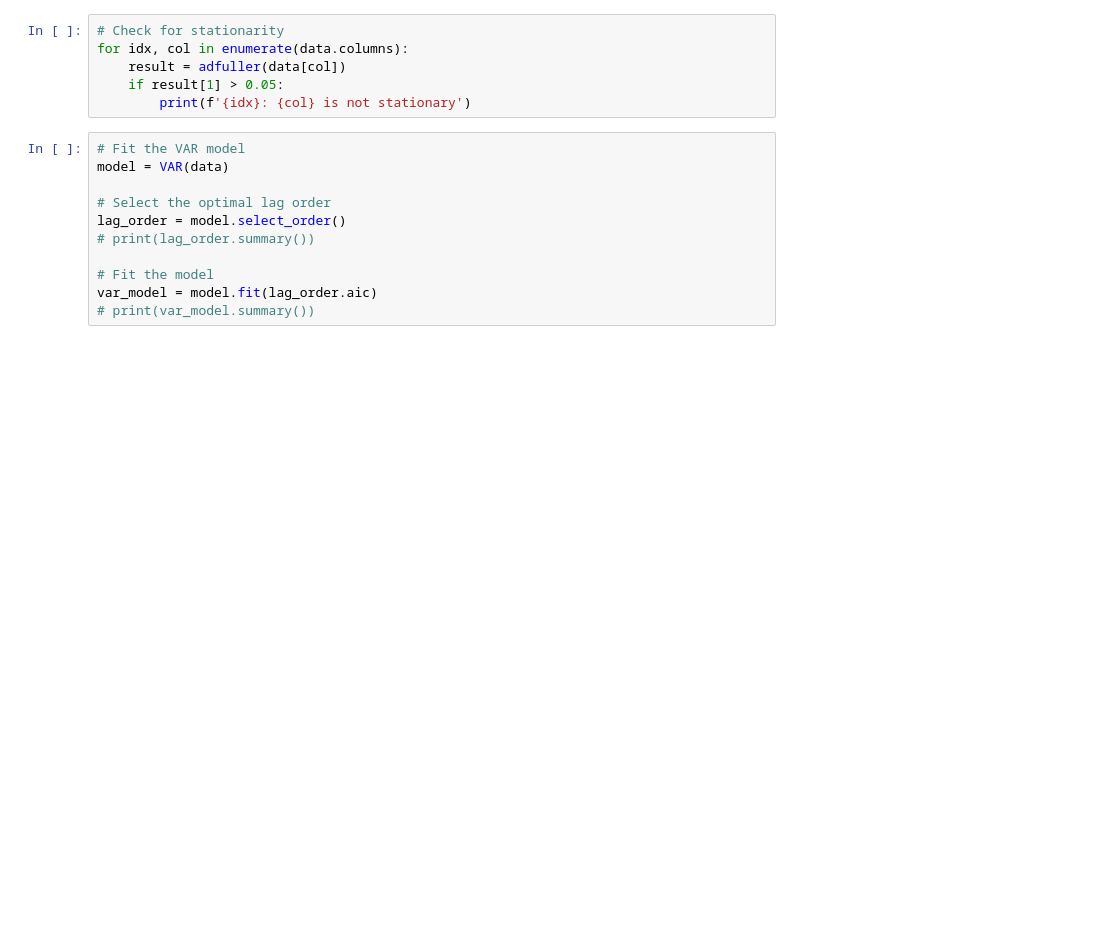
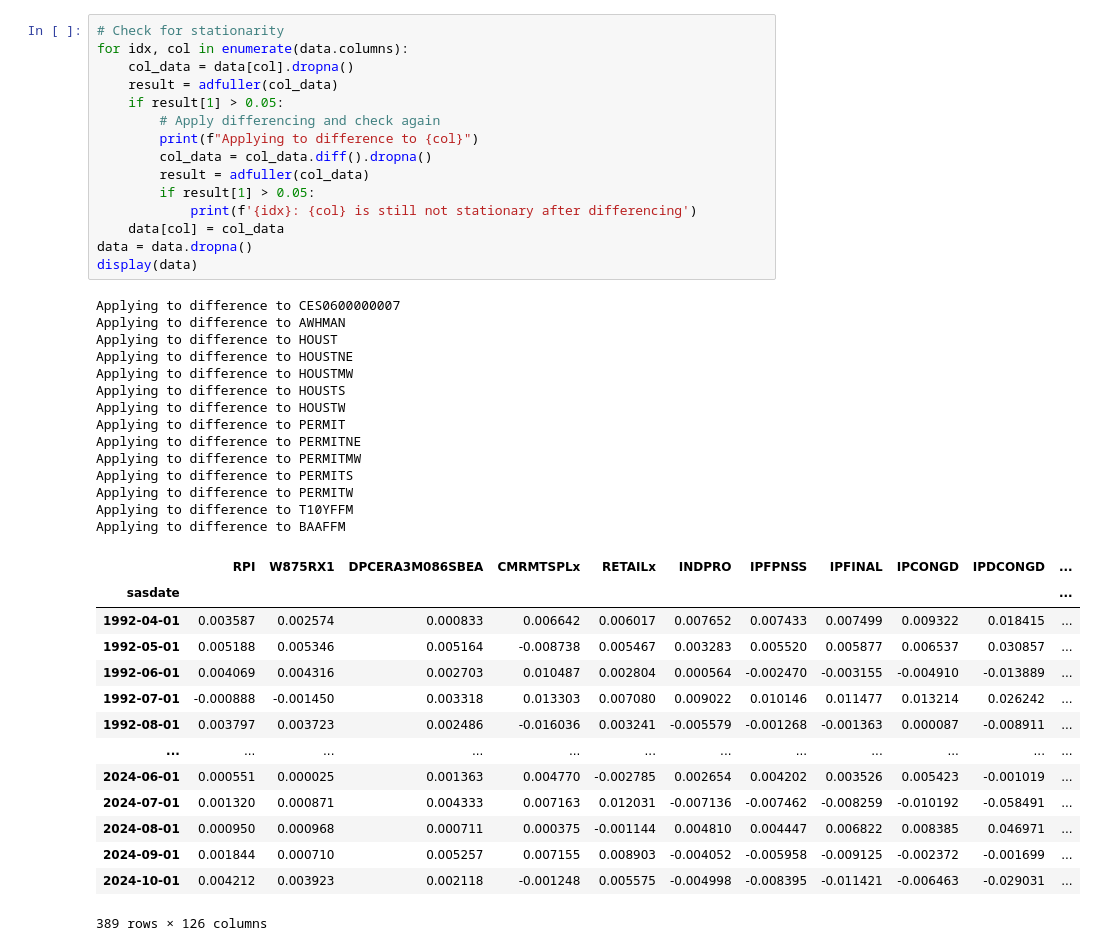
Before and after one commit to JawandS/macroeconvue, a Jupyter notebook: modeling/var.ipynb, the cells around one changed output. Drawn from its saved outputs; the diff is of its cells as text; blank space fills up the shorter version.

```diff
--- a/modeling/var.ipynb
+++ b/modeling/var.ipynb
@@ -53,17 +67,44 @@ data = data[:-4]
 # %%
 # Check for stationarity
 for idx, col in enumerate(data.columns):
-    result = adfuller(data[col])
+    col_data = data[col].dropna()
+    result = adfuller(col_data)
     if result[1] > 0.05:
-        print(f'{idx}: {col} is not stationary')
+        # Apply differencing and check again
+        print(f"Applying to difference to {col}")
+        col_data = col_data.diff().dropna()
+        result = adfuller(col_data)
+        if result[1] > 0.05:
+            print(f'{idx}: {col} is still not stationary after differencing')
+    data[col] = col_data
+data = data.dropna()
+display(data)
+# %% [output]
+Applying to difference to CES0600000007
+Applying to difference to AWHMAN
+Applying to difference to HOUST
+Applying to difference to HOUSTNE
+Applying to difference to HOUSTMW
+Applying to difference to HOUSTS
+Applying to difference to HOUSTW
+Applying to difference to PERMIT
+Applying to difference to PERMITNE
+Applying to difference to PERMITMW
+Applying to difference to PERMITS
+Applying to difference to PERMITW
+Applying to difference to T10YFFM
+Applying to difference to BAAFFM
+|  | RPI | W875RX1 | DPCERA3M086SBEA | CMRMTSPLx | RETAILx | INDPRO | IPFPNSS | IPFINAL | IPCONGD | IPDCONGD | ... |
+| sasdate |  |  |  |  |  |  |  |  |  |  | ... |
+| 1992-04-01 | 0.003587 | 0.002574 | 0.000833 | 0.006642 | 0.006017 | 0.007652 | 0.007433 | 0.007499 | 0.009322 | 0.018415 | ... |
+| 1992-05-01 | 0.005188 | 0.005346 | 0.005164 | -0.008738 | 0.005467 | 0.003283 | 0.005520 | 0.005877 | 0.006537 | 0.030857 | ... |
+| 1992-06-01 | 0.004069 | 0.004316 | 0.002703 | 0.010487 | 0.002804 | 0.000564 | -0.002470 | -0.003155 | -0.004910 | -0.013889 | ... |
+| 1992-07-01 | -0.000888 | -0.001450 | 0.003318 | 0.013303 | 0.007080 | 0.009022 | 0.010146 | 0.011477 | 0.013214 | 0.026242 | ... |
+| 1992-08-01 | 0.003797 | 0.003723 | 0.002486 | -0.016036 | 0.003241 | -0.005579 | -0.001268 | -0.001363 | 0.000087 | -0.008911 | ... |
+| ... | ... | ... | ... | ... | ... | ... | ... | ... | ... | ... | ... |
+| 2024-06-01 | 0.000551 | 0.000025 | 0.001363 | 0.004770 | -0.002785 | 0.002654 | 0.004202 | 0.003526 | 0.005423 | -0.001019 | ... |
+| 2024-07-01 | 0.001320 | 0.000871 | 0.004333 | 0.007163 | 0.012031 | -0.007136 | -0.007462 | -0.008259 | -0.010192 | -0.058491 | ... |
+| 2024-08-01 | 0.000950 | 0.000968 | 0.000711 | 0.000375 | -0.001144 | 0.004810 | 0.004447 | 0.006822 | 0.008385 | 0.046971 | ... |
+| 2024-09-01 | 0.001844 | 0.000710 | 0.005257 | 0.007155 | 0.008903 | -0.004052 | -0.005958 | -0.009125 | -0.002372 | -0.001699 | ... |
+| 2024-10-01 | 0.004212 | 0.003923 | 0.002118 | -0.001248 | 0.005575 | -0.004998 | -0.008395 | -0.011421 | -0.006463 | -0.029031 | ... |
+389 rows × 126 columns
-# %%
-# Fit the VAR model
-model = VAR(data)
-
-# Select the optimal lag order
-lag_order = model.select_order()
-# print(lag_order.summary())
-
-# Fit the model
-var_model = model.fit(lag_order.aic)
-# print(var_model.summary())
```
Also changed, not shown: parts of 10 cells of this notebook.
